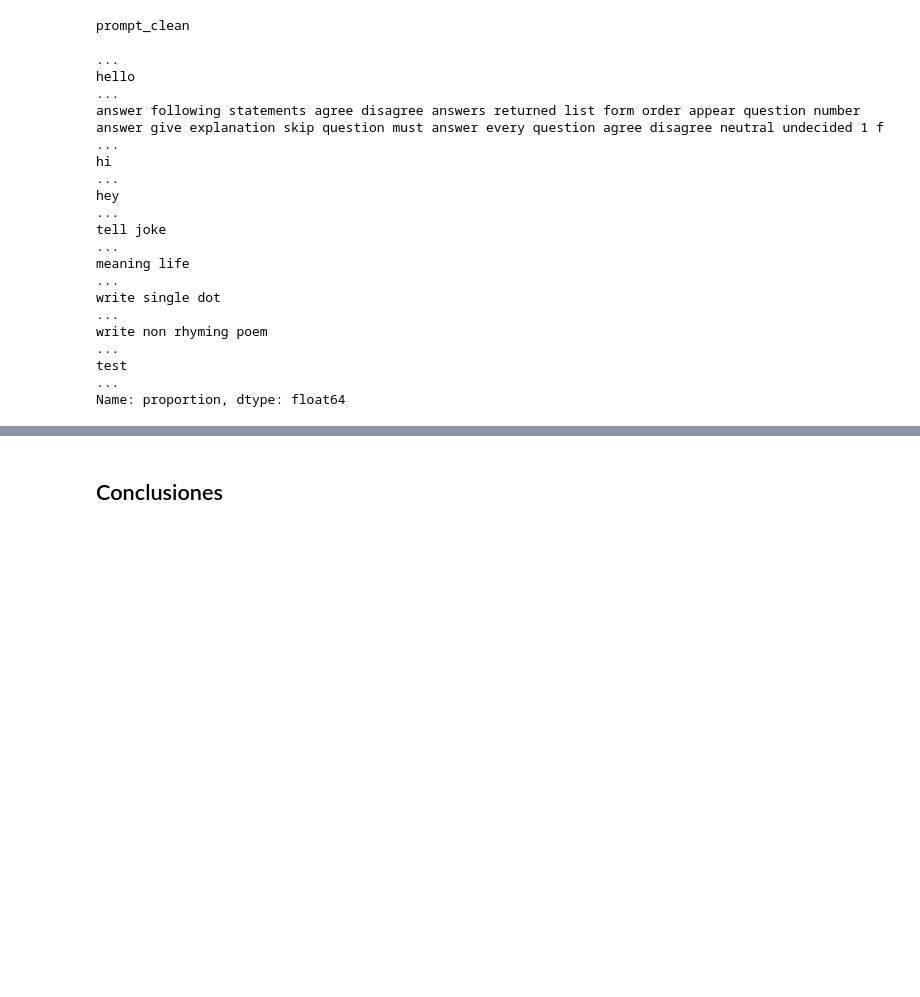
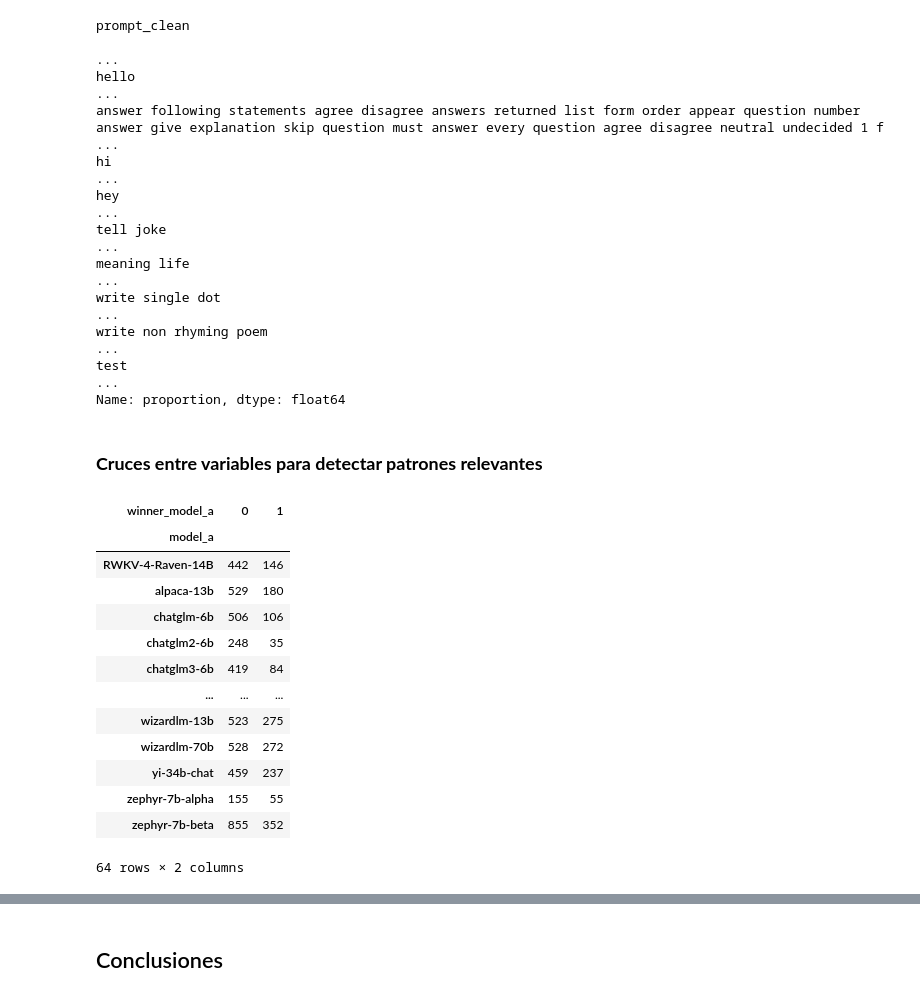
Before and after one commit to JosueSay/Proyecto2_DS, a Jupyter notebook: project.ipynb, the cells around one changed output, grey strips where cells are left out. Drawn from its saved outputs; the diff is of its cells as text; code cells hidden in the pictures; blank space fills up the shorter version.

Commit message:
feat: Cross variables to detect patterns

```diff
--- a/project.ipynb
+++ b/project.ipynb
@@ -627,3 +626,22 @@ write single dot
 write non rhyming poem                                                                                                                                                                                   ...
 test                                                                                                                                                                                                     ...
 Name: proportion, dtype: float64
+# %% [markdown]
+### **Cruces entre variables para detectar patrones relevantes**
+# %%
+pd.crosstab(df['model_a'], df['winner_model_a'])
+# %% [output]
+| winner_model_a | 0 | 1 |
+| model_a |  |  |
+| RWKV-4-Raven-14B | 442 | 146 |
+| alpaca-13b | 529 | 180 |
+| chatglm-6b | 506 | 106 |
+| chatglm2-6b | 248 | 35 |
+| chatglm3-6b | 419 | 84 |
+| ... | ... | ... |
+| wizardlm-13b | 523 | 275 |
+| wizardlm-70b | 528 | 272 |
+| yi-34b-chat | 459 | 237 |
+| zephyr-7b-alpha | 155 | 55 |
+| zephyr-7b-beta | 855 | 352 |
+64 rows × 2 columns
```
Also changed, not shown: parts of 6 cells of this notebook.
